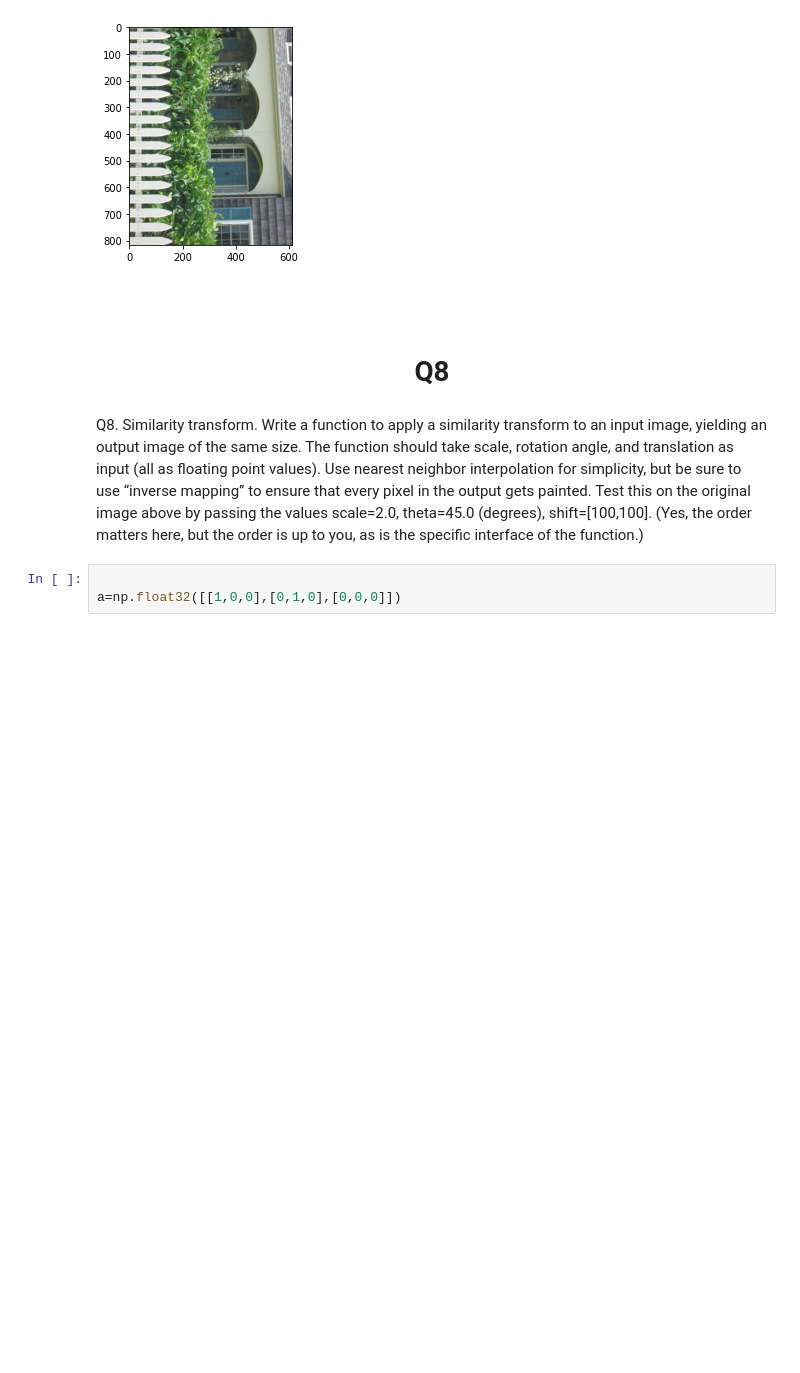
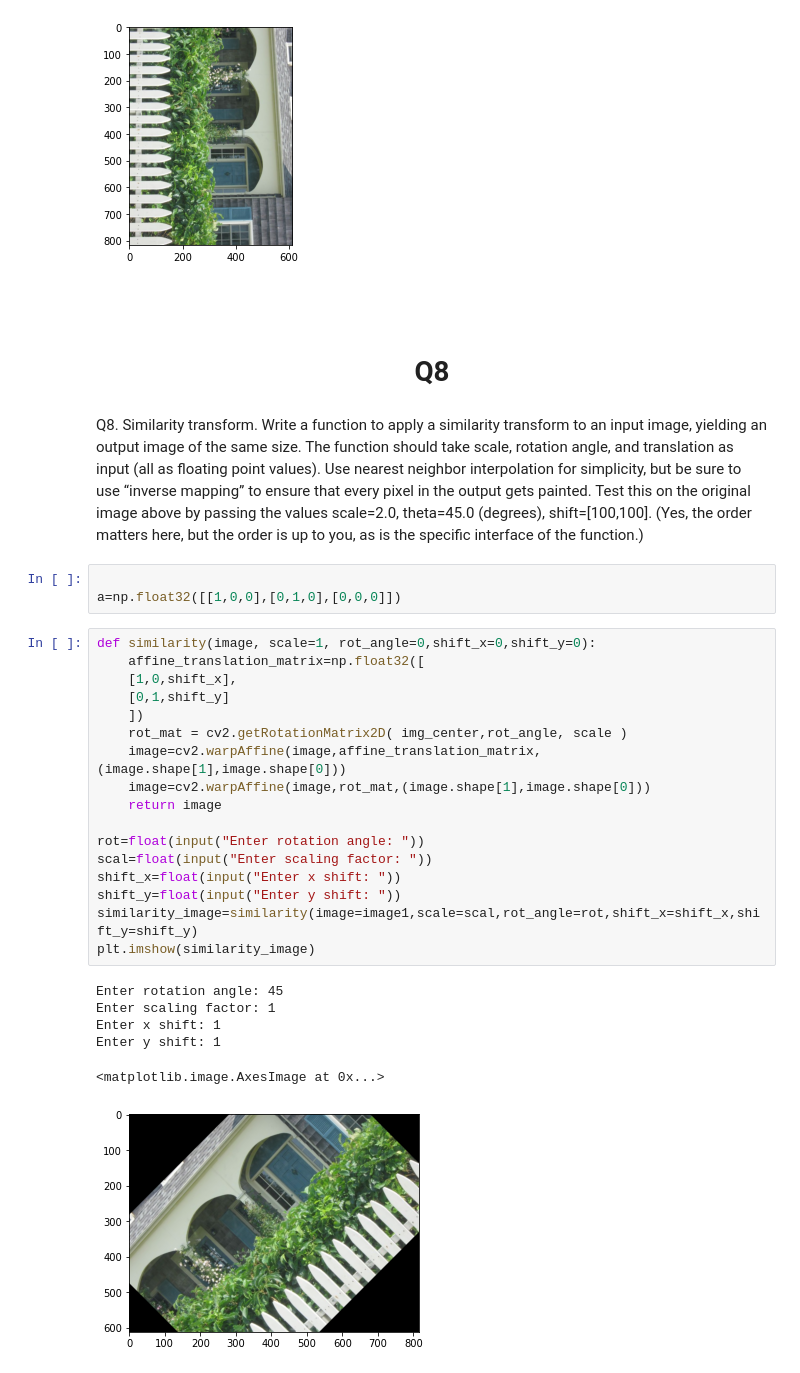
Before and after one commit to mathewvarghesemanu/basic_image_processing_opencv, a Jupyter notebook: CV classic HW1.ipynb, the cells around one changed output. Drawn from its saved outputs; the diff is of its cells as text; blank space fills up the shorter version.

```diff
--- a/CV classic HW1.ipynb
+++ b/CV classic HW1.ipynb
@@ -194,3 +190,27 @@ specific interface of the function.)
 # %%
 
 a=np.float32([[1,0,0],[0,1,0],[0,0,0]])
+# %%
+def similarity(image, scale=1, rot_angle=0,shift_x=0,shift_y=0):
+    affine_translation_matrix=np.float32([
+    [1,0,shift_x],
+    [0,1,shift_y]
+    ])
+    rot_mat = cv2.getRotationMatrix2D( img_center,rot_angle, scale )
+    image=cv2.warpAffine(image,affine_translation_matrix,(image.shape[1],image.shape[0]))
+    image=cv2.warpAffine(image,rot_mat,(image.shape[1],image.shape[0]))
+    return image
+
+rot=float(input("Enter rotation angle: "))
+scal=float(input("Enter scaling factor: "))
+shift_x=float(input("Enter x shift: "))
+shift_y=float(input("Enter y shift: "))
+similarity_image=similarity(image=image1,scale=scal,rot_angle=rot,shift_x=shift_x,shift_y=shift_y)
+plt.imshow(similarity_image)
+# %% [output]
+Enter rotation angle: 45
+Enter scaling factor: 1
+Enter x shift: 1
+Enter y shift: 1
+<matplotlib.image.AxesImage at 0x...>
+[figure, added]
```
Also changed, not shown: parts of 29 cells of this notebook.
